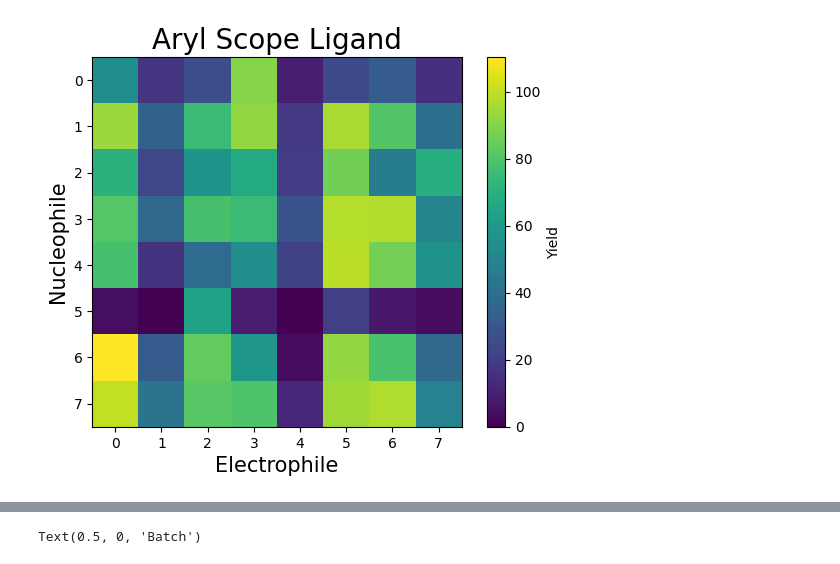
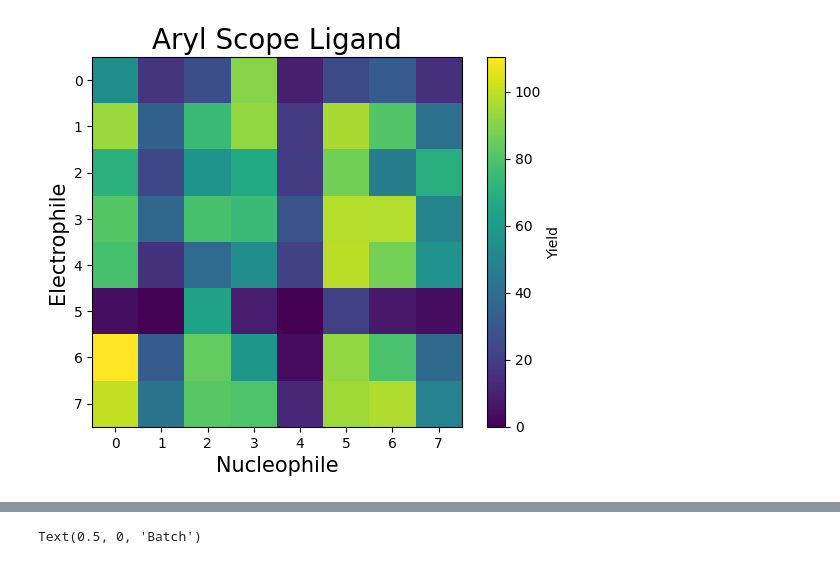
Before and after one commit to ssivilotti/condition_set_opt, a Jupyter notebook: dataset_analysis.ipynb, the cells around one changed output, grey strips where cells are left out. Saved outputs shown, nothing was run; the diff lists cells and outputs as text; code cells hidden in the pictures.

Commit message:
visualize datasets

```diff
--- a/dataset_analysis.ipynb
+++ b/dataset_analysis.ipynb
@@ -49,4 +7,12 @@ aryl_scope_mat = create_mat(aryl_scope, 'electrophile_id', 'nucleophile_id', 'li
+# %%
+aryl_scope = ChemicalSpace(['ligand_name'], ['electrophile_id', 'nucleophile_id'], 'datasets/Good_Datasets/aryl-scope-ligand.csv')
+aryl_scope.titles = ['Ligand', 'Electrophile', 'Nucleophile']
+borylation = ChemicalSpace(['ligand_name', 'solvent'], ['electrophile_id'], 'datasets/Good_Datasets/borylation.csv')
+borylation.titles = ['Ligand', 'Solvent', 'Electrophile']
+deoxy = ChemicalSpace(['base_name'], ['substrate_name', 'fluoride_name'], 'datasets/Good_Datasets/deoxyf.csv')
+deoxy.titles = ['Base', 'Substrate', 'Fluoride']
+buchwald_hartwig = ChemicalSpace(['Catalyst','Solvent','Base'], ['Amine','Bromide'], 'datasets/Good_Datasets/buchwald-hartwig.csv')
 # %%
-plot_surface(aryl_scope_mat, 'Electrophile', 'Nucleophile', 'Yield', 'Aryl Scope Ligand')
+aryl_scope.plot_surface('aryl_scope', 'Yield', 'Aryl Scope Ligand')
 # %% [output]
-[figure, old version]
+[figure, new version]
```
Also changed, not shown: parts of 52 cells of this notebook, 7 other files.
